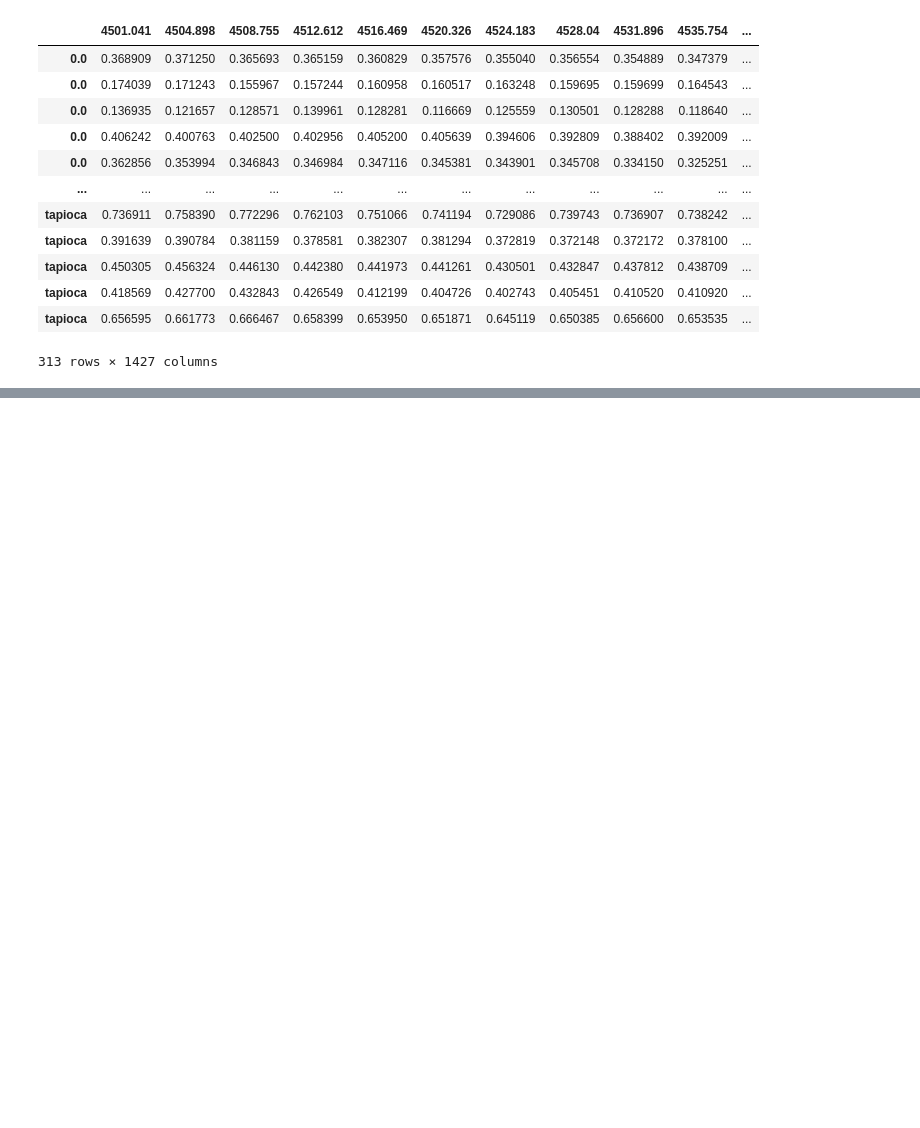
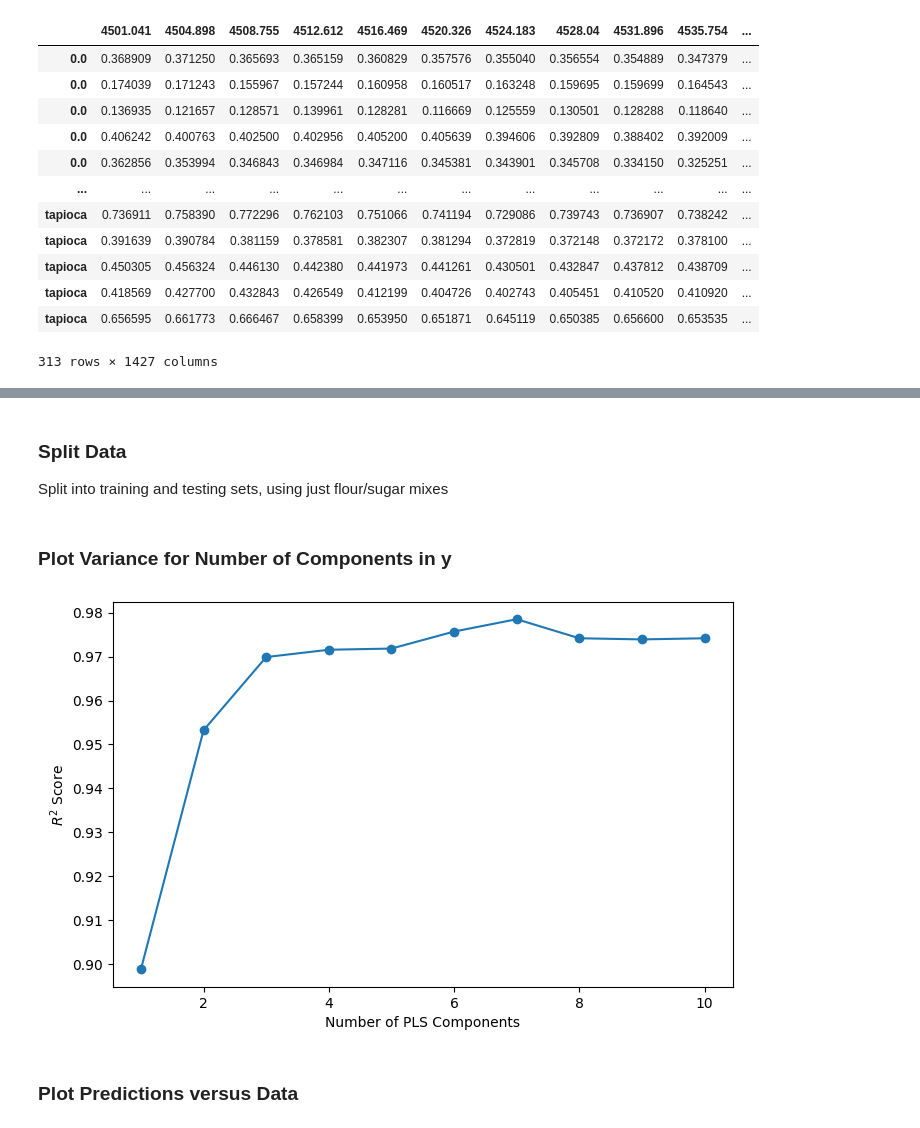
Before and after one commit to davissineath/FT-NIR_ML_Predictions, a Jupyter notebook: PLS_model/PLS.ipynb, the cells around one changed output, grey strips where cells are left out. Cells and saved outputs as stored; diff of their text form; code cells hidden in the pictures; blank space fills up the shorter version.

```diff
--- a/PLS_model/PLS.ipynb
+++ b/PLS_model/PLS.ipynb
@@ -241,0 +244,31 @@ Calculated PHATE in 0.30 seconds.
+# %% [markdown]
+### Split Data
+Split into training and testing sets, using just flour/sugar mixes
+# %%
+rng = np.random.RandomState(0)
+
+n = len(fs_data.columns)
+X = fs_data.iloc[:, 1:n]
+y = fs_data.index
+X_train, X_test, y_train, y_test = train_test_split(X, y, random_state=rng)
+# %% [markdown]
+### Plot Variance for Number of Components in y
+# %%
+n_comps = []
+scores = []
+for n in range(1, 11):
+    pls = PLSRegression(n_components=n)
+    pls.fit(X_train, y_train)
+    score = pls.score(X_test, y_test)
+    n_comps.append(n)
+    scores.append(score)
+# %%
+fig, ax = plt.subplots(figsize=(8,5))
+ax.plot(n_comps, scores, marker='o')
+ax.set_ylabel(r"$R^2$ Score")
+ax.set_xlabel("Number of PLS Components")
+plt.show()
+# %% [output]
+[figure, added]
+# %% [markdown]
+### Plot Predictions versus Data
```
Also changed, not shown: parts of 12 cells of this notebook, 1 other file.
